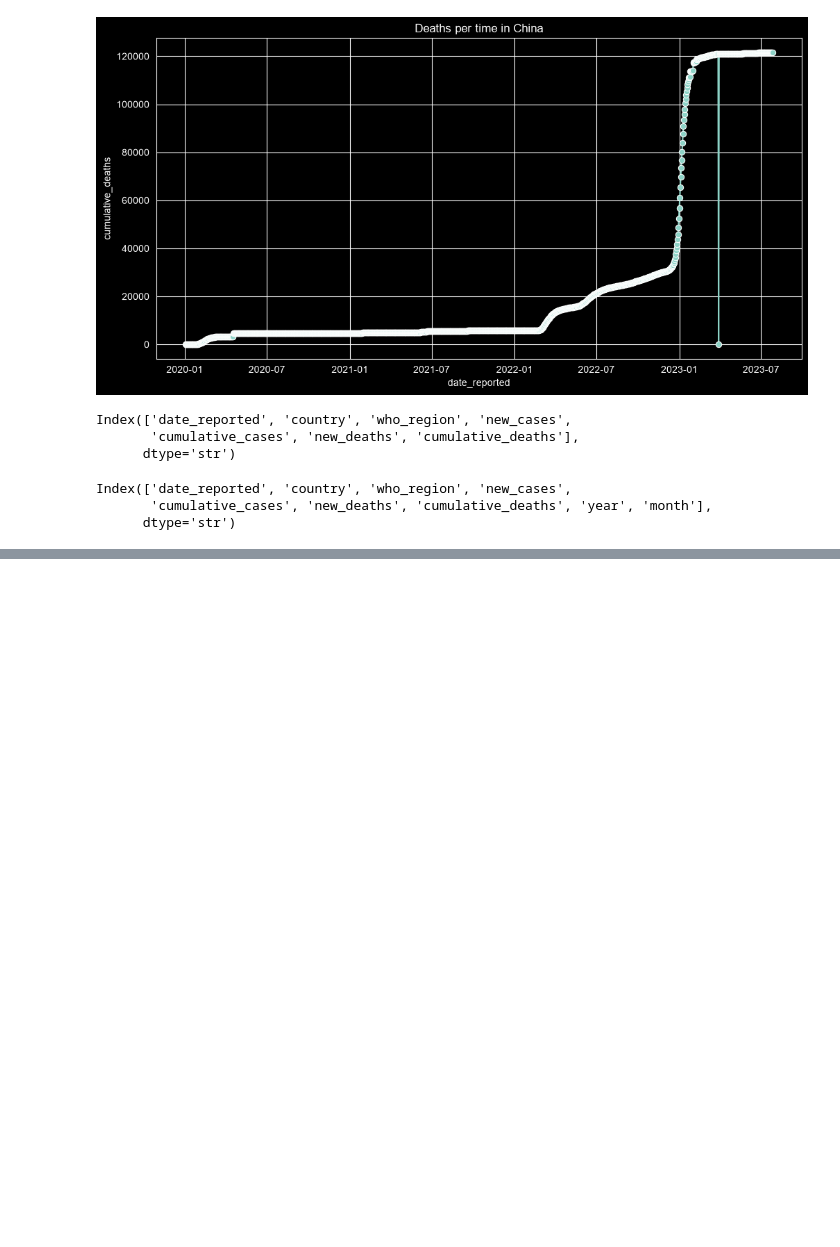
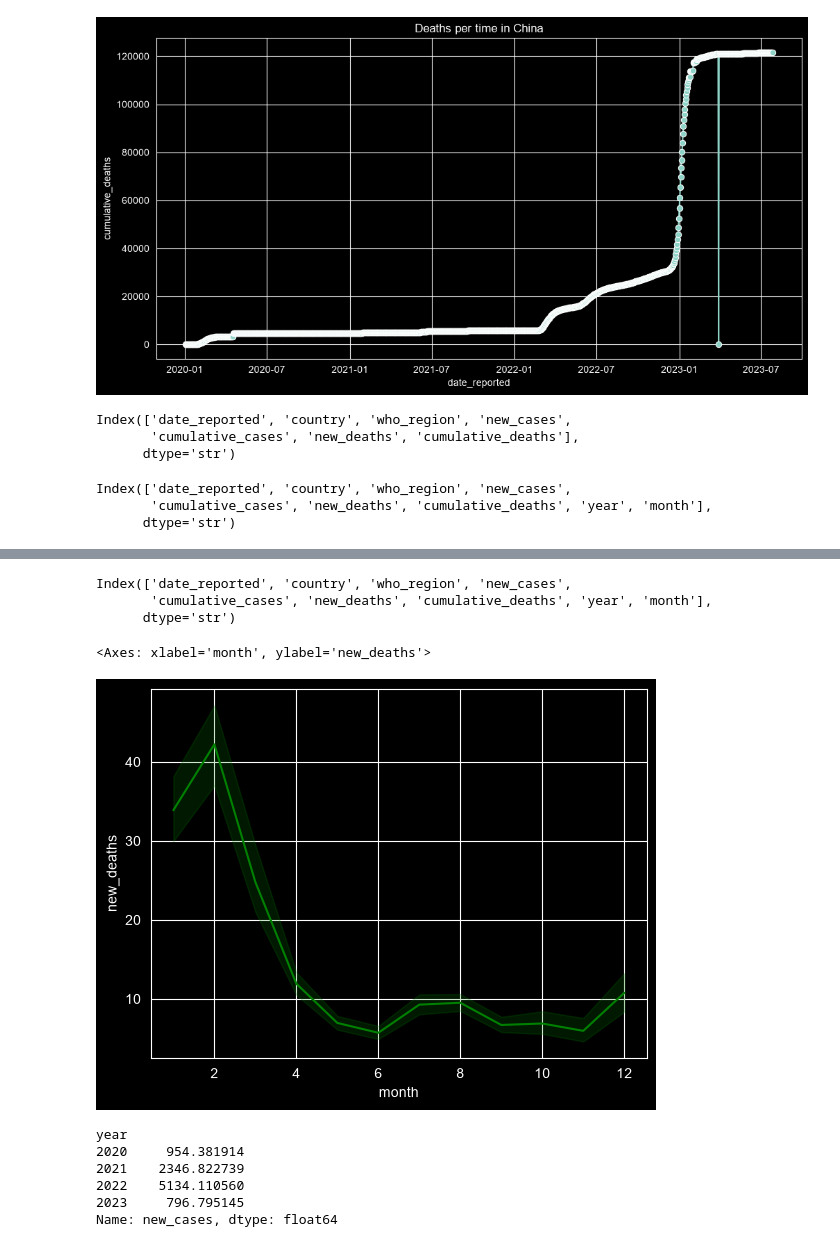
Before and after one commit to shea3booo/Covid-19-EDA, a Jupyter notebook: Covid_19.ipynb, the cells around one changed output, grey strips where cells are left out. Saved outputs shown, nothing was run; the diff lists cells and outputs as text; code cells hidden in the pictures; blank space fills up the shorter version.

```diff
--- a/Covid_19.ipynb
+++ b/Covid_19.ipynb
@@ -258,0 +259,20 @@ sns.lineplot(x = 'month' , y ='new_deaths', data =df[df.year ==2020],color = 'bl
+# %%
+df.columns
+# %% [output]
+Index(['date_reported', 'country', 'who_region', 'new_cases',
+       'cumulative_cases', 'new_deaths', 'cumulative_deaths', 'year', 'month'],
+      dtype='str')
+# %%
+sns.lineplot(x='month', y='new_deaths', data=df[df.year == 2022], color='green')
+# %% [output]
+<Axes: xlabel='month', ylabel='new_deaths'>
+[figure, added]
+# %%
+df.groupby('year')['new_cases'].mean()
+# %% [output]
+year
+2020     954.381914
+2021    2346.822739
+2022    5134.110560
+2023     796.795145
+Name: new_cases, dtype: float64
```
Also changed, not shown: parts of 8 cells of this notebook.
